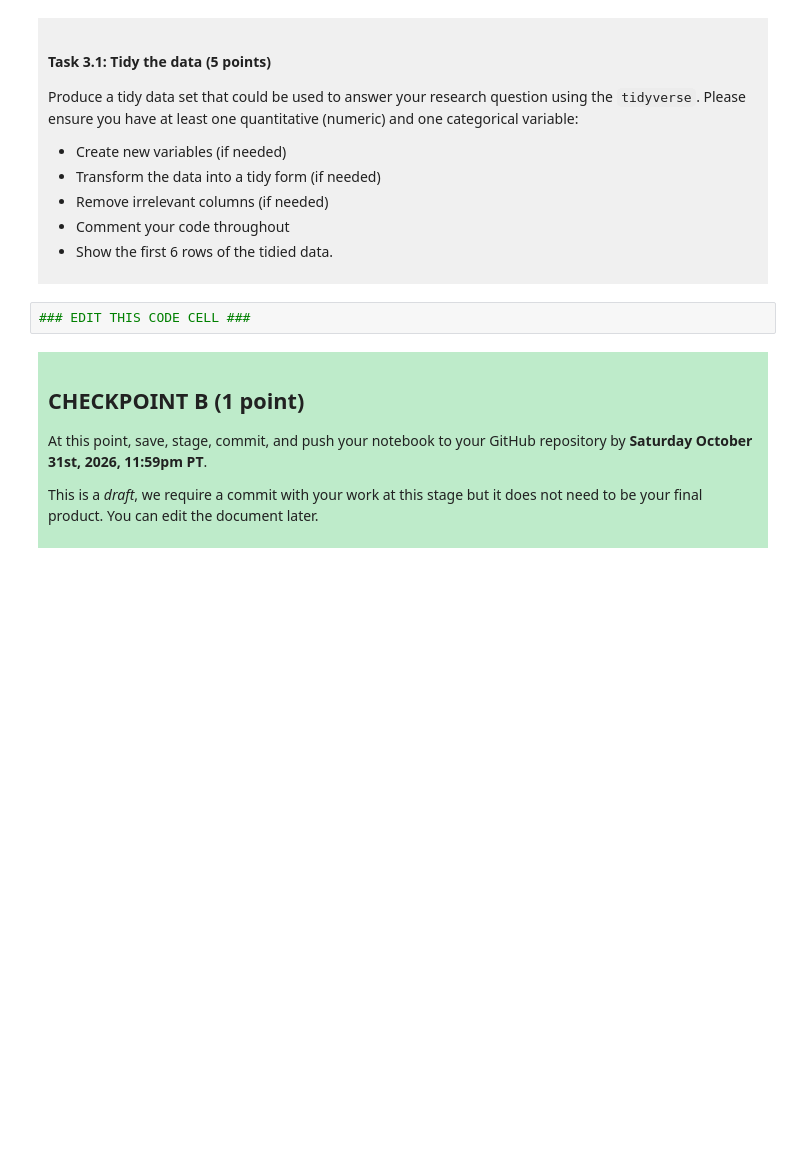
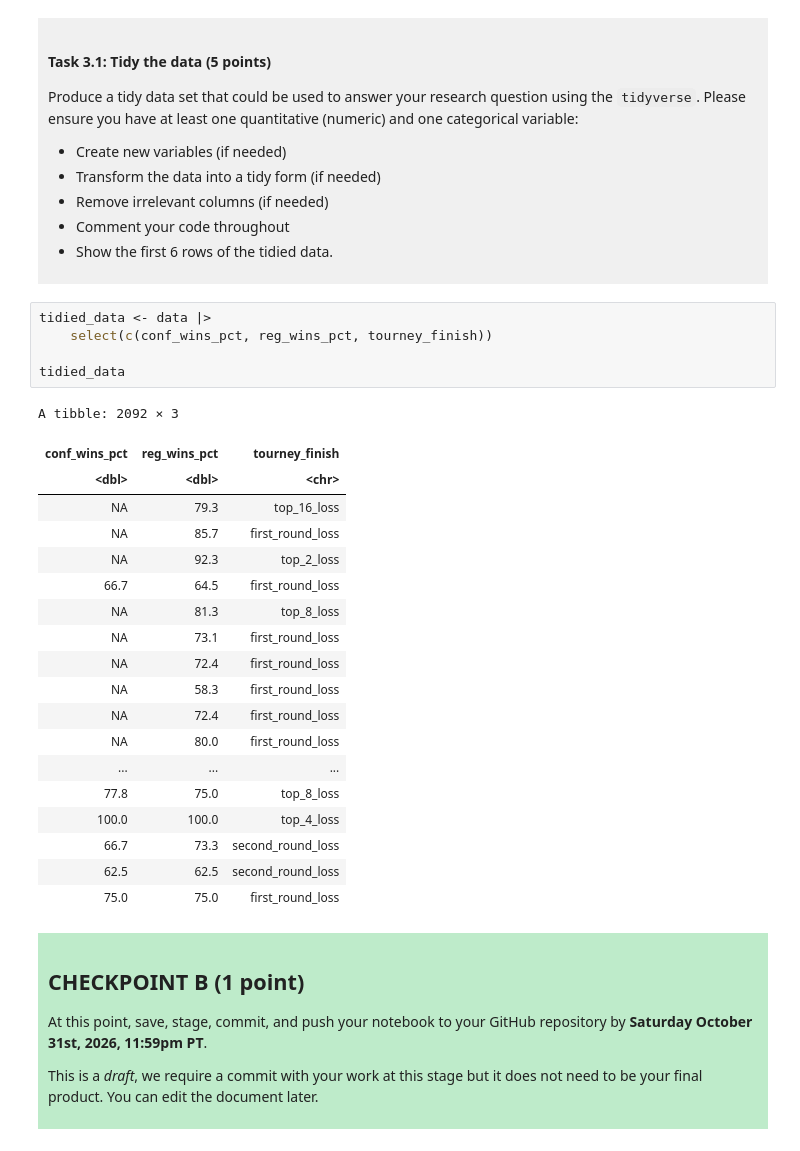
Before and after one commit to drsh07/dsci-100-project-darsh-sood, a Jupyter notebook: dsci-100-project-notebook.ipynb, the cells around one changed output. Saved outputs shown, nothing was run; the diff lists cells and outputs as text; blank space fills up the shorter version.

```diff
--- a/dsci-100-project-notebook.ipynb
+++ b/dsci-100-project-notebook.ipynb
@@ -189,7 +218,30 @@ Produce a tidy data set that could be used to answer your research question usin
 
 </div>
 # %%
-### EDIT THIS CODE CELL ###
+tidied_data <- data |>
+    select(c(conf_wins_pct, reg_wins_pct, tourney_finish))
+
+tidied_data
+# %% [output]
+A tibble: 2092 × 3
+| conf_wins_pct | reg_wins_pct | tourney_finish |
+| <dbl> | <dbl> | <chr> |
+| NA | 79.3 | top_16_loss |
+| NA | 85.7 | first_round_loss |
+| NA | 92.3 | top_2_loss |
+| 66.7 | 64.5 | first_round_loss |
+| NA | 81.3 | top_8_loss |
+| NA | 73.1 | first_round_loss |
+| NA | 72.4 | first_round_loss |
+| NA | 58.3 | first_round_loss |
+| NA | 72.4 | first_round_loss |
+| NA | 80.0 | first_round_loss |
+| ... | ... | ... |
+| 77.8 | 75.0 | top_8_loss |
+| 100.0 | 100.0 | top_4_loss |
+| 66.7 | 73.3 | second_round_loss |
+| 62.5 | 62.5 | second_round_loss |
+| 75.0 | 75.0 | first_round_loss |
 # %% [markdown]
 <div style="background-color: #beebca; padding: 10px;">
 
```
Also changed, not shown: parts of 3 cells of this notebook.
